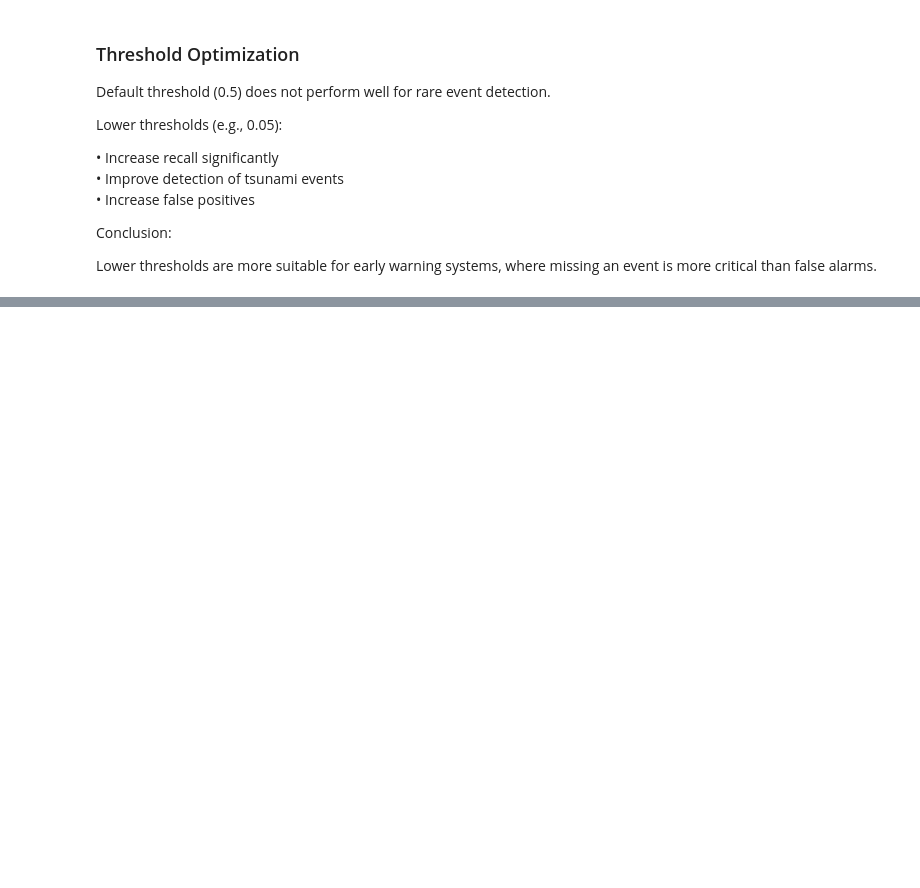
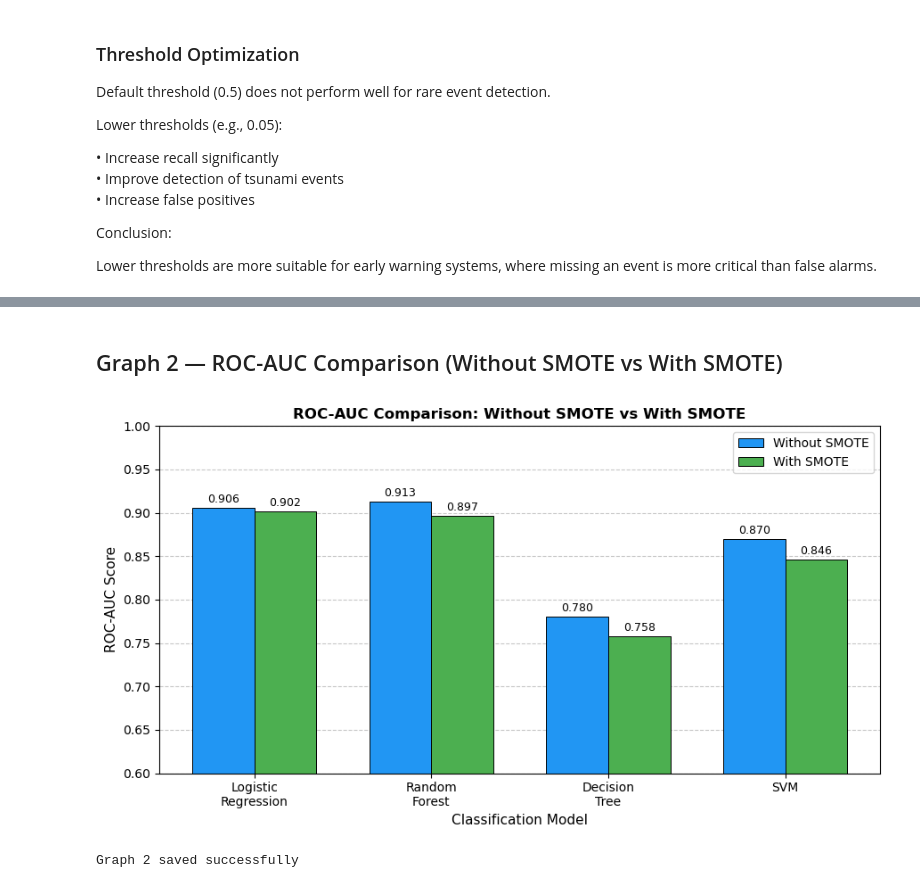
Before and after one commit to Chiragdhakad/tsunami-prediction-ml, a Jupyter notebook: tsunami_prediction_research_main.ipynb, the cells around one changed output, grey strips where cells are left out. Drawn from its saved outputs; the diff is of its cells as text; code cells hidden in the pictures; blank space fills up the shorter version.

```diff
--- a/tsunami_prediction_research_main.ipynb
+++ b/tsunami_prediction_research_main.ipynb
@@ -2136,0 +2283,46 @@ where missing an event is more critical than false alarms.
+# %% [markdown]
+## Graph 2 — ROC-AUC Comparison (Without SMOTE vs With SMOTE)
+# %%
+import matplotlib.pyplot as plt
+import numpy as np
+
+models = ['Logistic\nRegression', 'Random\nForest', 'Decision\nTree', 'SVM']
+
+roc_no_smote = [0.906, 0.913, 0.780, 0.870]
+roc_smote    = [0.902, 0.897, 0.758, 0.846]
+
+x = np.arange(len(models))
+width = 0.35
+
+fig, ax = plt.subplots(figsize=(9, 5))
+
+bars1 = ax.bar(x - width/2, roc_no_smote, width,
+               label='Without SMOTE', color='#2196F3', edgecolor='black', linewidth=0.7)
+bars2 = ax.bar(x + width/2, roc_smote, width,
+               label='With SMOTE', color='#4CAF50', edgecolor='black', linewidth=0.7)
+
+for bar in bars1:
+    ax.text(bar.get_x() + bar.get_width()/2, bar.get_height() + 0.003,
+            f'{bar.get_height():.3f}', ha='center', va='bottom', fontsize=9)
+
+for bar in bars2:
+    ax.text(bar.get_x() + bar.get_width()/2, bar.get_height() + 0.003,
+            f'{bar.get_height():.3f}', ha='center', va='bottom', fontsize=9)
+
+ax.set_xlabel('Classification Model', fontsize=11)
+ax.set_ylabel('ROC-AUC Score', fontsize=11)
+ax.set_title('ROC-AUC Comparison: Without SMOTE vs With SMOTE', fontsize=12, fontweight='bold')
+ax.set_xticks(x)
+ax.set_xticklabels(models, fontsize=10)
+ax.set_ylim(0.60, 1.0)
+ax.legend(fontsize=10)
+ax.yaxis.grid(True, linestyle='--', alpha=0.7)
+ax.set_axisbelow(True)
+
+plt.tight_layout()
+plt.savefig('graph2_roc_comparison.png', dpi=300, bbox_inches='tight')
+plt.show()
+print("Graph 2 saved successfully")
+# %% [output]
+[figure, added]
+Graph 2 saved successfully
```
Also changed, not shown: parts of 18 cells of this notebook.
